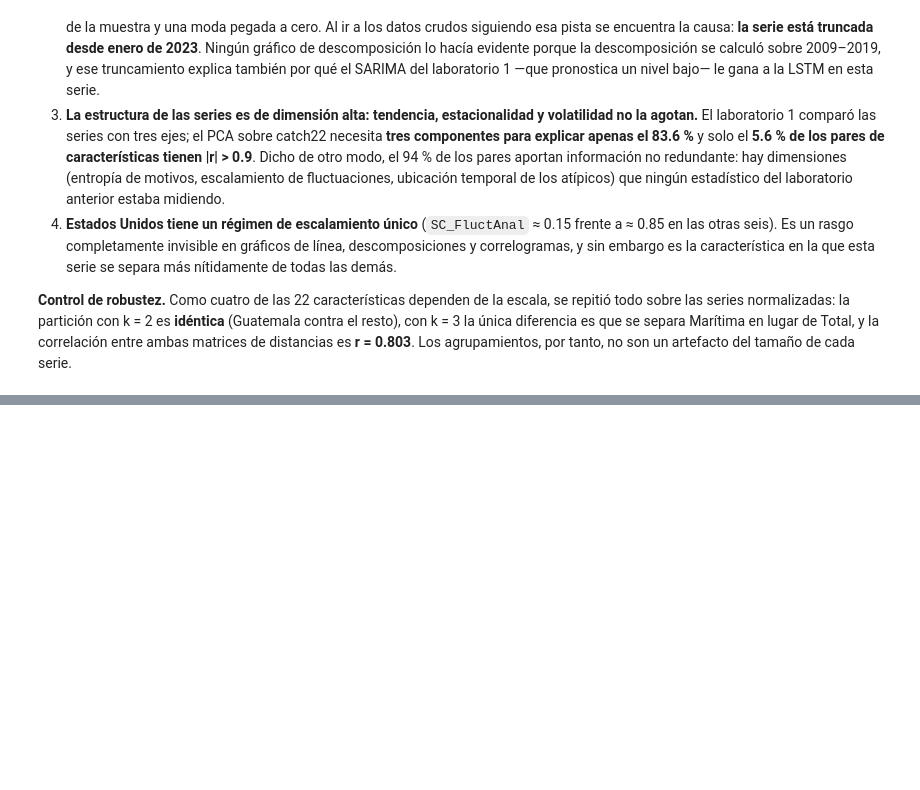
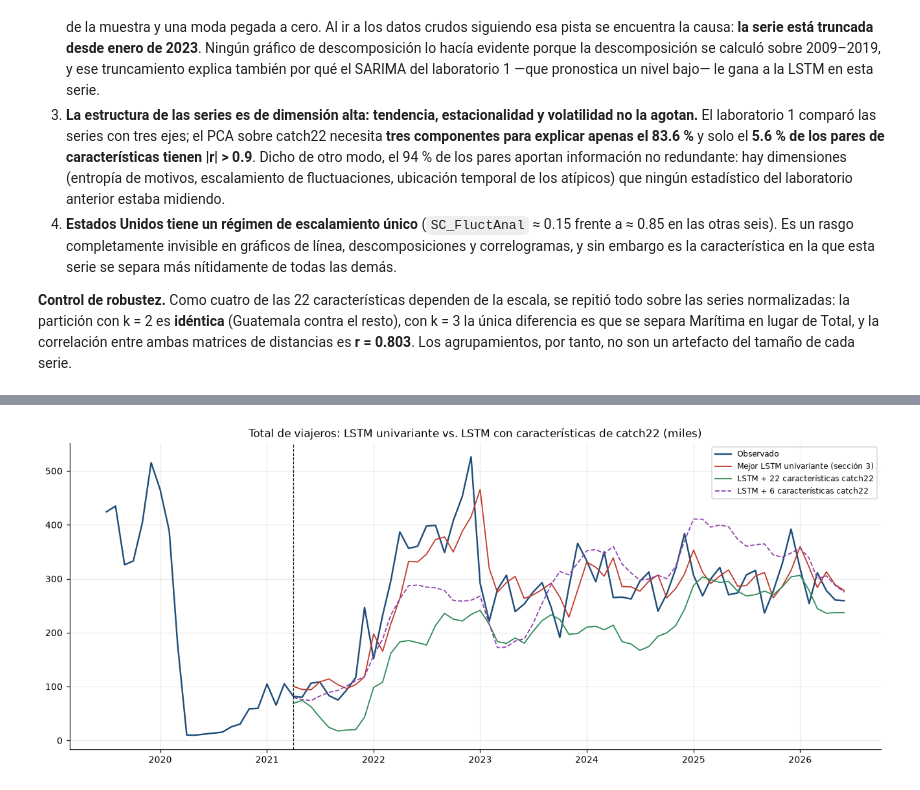
Before and after one commit to rodrigoajmac/CC3084_Laboratorio_1, a Jupyter notebook: Notebooks/04_Modelado_LSTM.ipynb, the cells around one changed output, grey strips where cells are left out. Drawn from its saved outputs; the diff is of its cells as text; code cells hidden in the pictures; blank space fills up the shorter version.

```diff
--- a/Notebooks/04_Modelado_LSTM.ipynb
+++ b/Notebooks/04_Modelado_LSTM.ipynb
@@ -1142,0 +1264,15 @@ de cada serie.
+# %%
+fig, ax = plt.subplots(figsize=(12, 5))
+ax.plot(serie_obj.index[-84:], serie_obj.values[-84:], lw=1.6, color=AZUL, label='Observado')
+ax.plot(serie_obj.index[CORTE:], resultados_lstm[SERIE_C22][0]['Preds'], lw=1.2, color=ROJO,
+        label='Mejor LSTM univariante (sección 3)')
+ax.plot(serie_obj.index[CORTE:], preds_c22['LSTM + 22 características catch22'], lw=1.2,
+        color=VERDE, label='LSTM + 22 características catch22')
+ax.plot(serie_obj.index[CORTE:], preds_c22['LSTM + 6 características catch22'], lw=1.2, ls='--',
+        color=MORADO, label='LSTM + 6 características catch22')
+ax.axvline(IDX[CORTE], ls='--', c='k', lw=.8)
+miles(ax); ax.legend(fontsize=8)
+ax.set_title(f'{SERIE_C22}: LSTM univariante vs. LSTM con características de catch22 (miles)')
+plt.tight_layout(); guardar('48_lstm_catch22'); plt.show()
+# %% [output]
+[figure, added]
```
Also changed, not shown: parts of 6 cells of this notebook, 2 other files.
